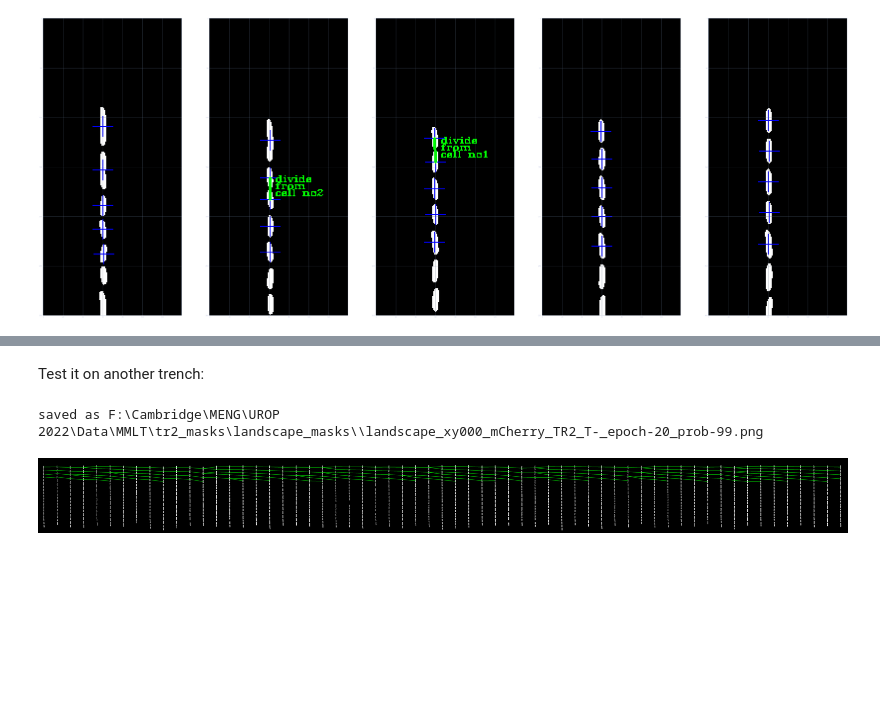
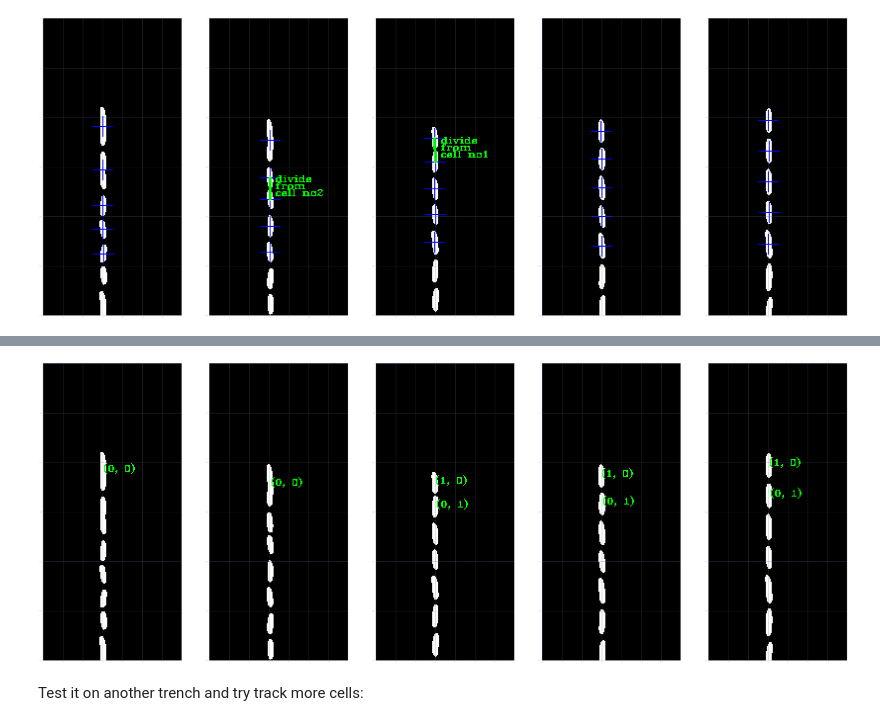
Before and after one commit to erezli/MMLineageTracking, a Jupyter notebook: MM_Cell_Lineage_Tracking.ipynb, the cells around one changed output, grey strips where cells are left out. Cells and saved outputs as stored; diff of their text form; code cells hidden in the pictures; blank space fills up the shorter version.

```diff
--- a/MM_Cell_Lineage_Tracking.ipynb
+++ b/MM_Cell_Lineage_Tracking.ipynb
@@ -319,13 +315,18 @@ display(Image(directory+files[0], unconfined=True))
+# %%
+vis.label_images(mask_dir, mode="generation-by-poles", save_dir="F:\\Cambridge\\MENG\\UROP 2022\\Data\\MMLT\\tr1_masks\\poles_masks\\", template=template_mask)
+directory = "F:\\Cambridge\\MENG\\UROP 2022\\Data\\MMLT\\tr1_masks\\poles_masks\\"
+files = [f for f in os.listdir(directory)if os.path.isfile(os.path.join(directory, f))]
+
+frames = 5
+fig, ax = plt.subplots(1, frames, figsize=(100, 100))
+ax_flat = ax.flatten()
+for i in range(frames):
+    img = mpimg.imread(directory + files[i])
+    ax_flat[i].imshow(img)
+    ax_flat[i].set_ylim(300)
+# %% [output]
+[figure, added]
 # %% [markdown]
-Test it on another trench:
+Test it on another trench and try track more cells:
 # %%
-track_df_2, lysis_df_2 = exp.track_trench(trench=2, threshold=250, max_dpf=3, mode="SeqMatch", p_sp=0, special_reporter=None, show_details=False, ret_df=True)
-vis_2 = Visualiser("000", track_df_2, lysis_df_2)
-mask_dir = "F:\\Cambridge\\MENG\\UROP 2022\\Data\\MMLT\\tr2_masks\\"
-vis_2.label_images(mask_dir, mode="landscape", save_dir="F:\\Cambridge\\MENG\\UROP 2022\\Data\\MMLT\\tr2_masks\\landscape_masks\\", template=template_mask)
-directory = "F:\\Cambridge\\MENG\\UROP 2022\\Data\\MMLT\\tr2_masks\\landscape_masks\\"
-files = [f for f in os.listdir(directory)if os.path.isfile(os.path.join(directory, f))]
-display(Image(directory+files[0], unconfined=True))
+track_df_2, lysis_df_2 = exp.track_trench(trench=2, threshold=400, max_dpf=3, mode="SeqMatch", p_sp=0, special_reporter=None, show_details=False, ret_df=True)
-# %% [output]
-saved as F:\Cambridge\MENG\UROP 2022\Data\MMLT\tr2_masks\landscape_masks\\landscape_xy000_mCherry_TR2_T-_epoch-20_prob-99.png
-[figure, removed]
```
Also changed, not shown: parts of 10 cells of this notebook, 4 other files.
